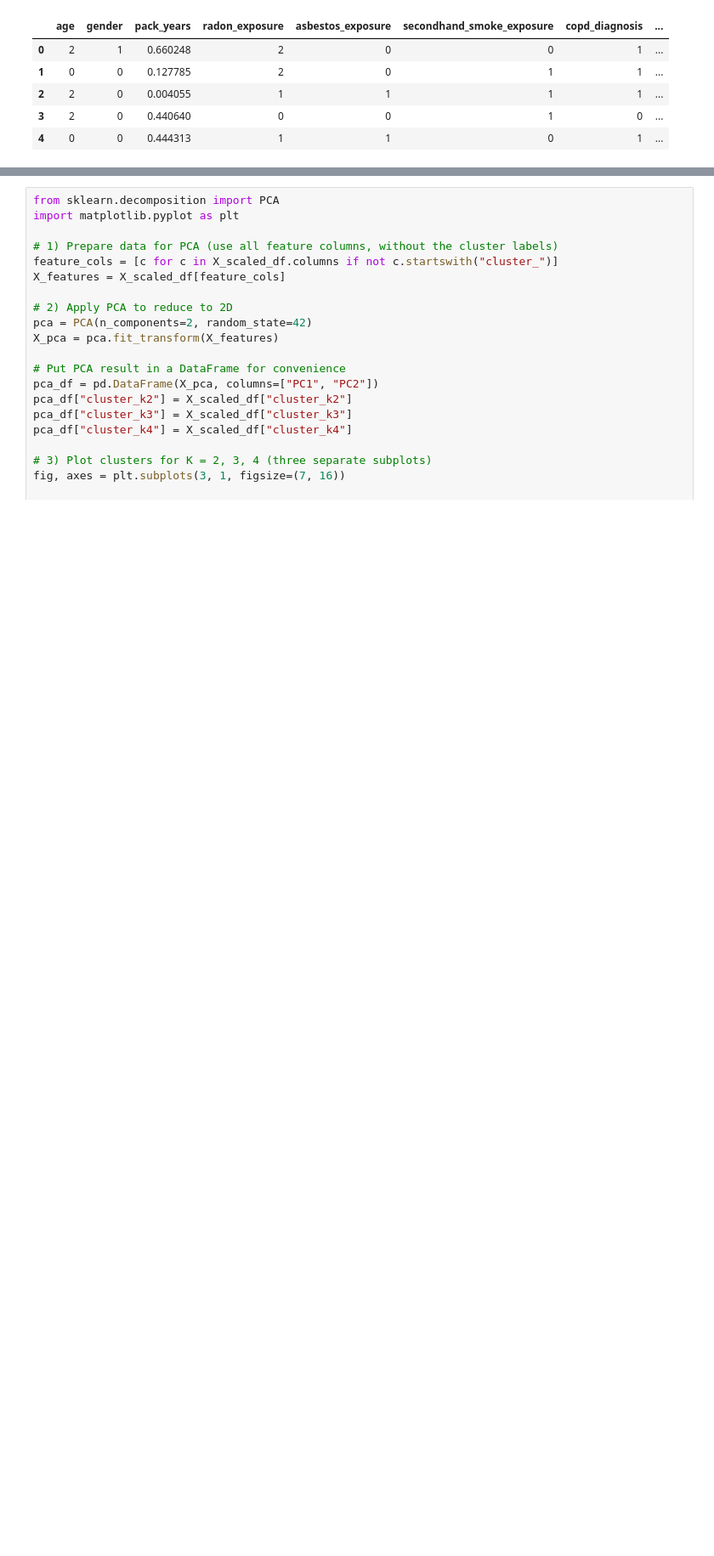
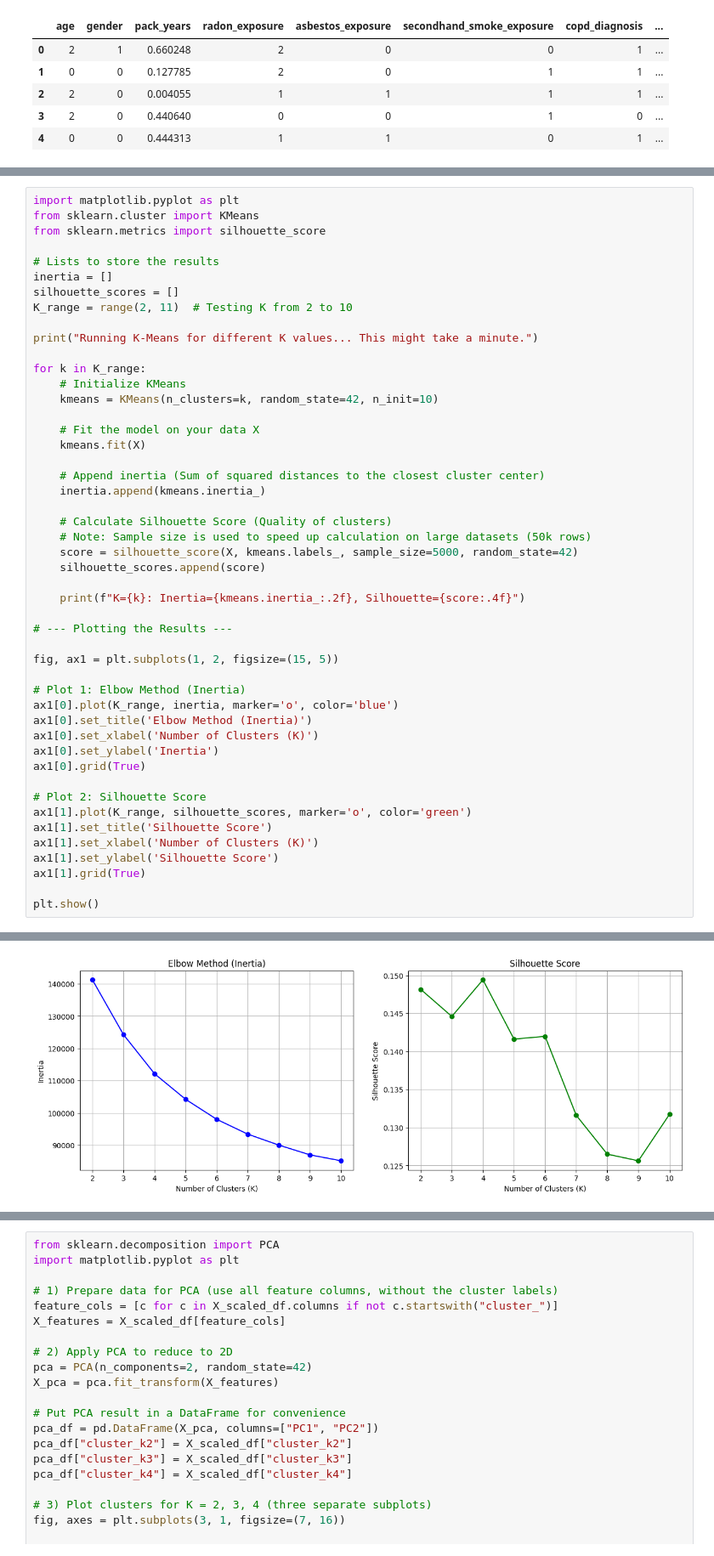
Before and after one commit to mraaheb/DataMining, a Jupyter notebook: Phase3.ipynb, the cells around one changed output, grey strips where cells are left out. Shown at 85% size. Drawn from its saved outputs; the diff is of its cells as text; blank space fills up the shorter version.

```diff
--- a/Phase3.ipynb
+++ b/Phase3.ipynb
@@ -291,0 +85,49 @@ Each plot shows how the data points are distributed in terms of the first two pr
+# %%
+import matplotlib.pyplot as plt
+from sklearn.cluster import KMeans
+from sklearn.metrics import silhouette_score
+
+# Lists to store the results
+inertia = []
+silhouette_scores = []
+K_range = range(2, 11)  # Testing K from 2 to 10
+
+print("Running K-Means for different K values... This might take a minute.")
+
+for k in K_range:
+    # Initialize KMeans
+    kmeans = KMeans(n_clusters=k, random_state=42, n_init=10)
+
+    # Fit the model on your data X
+    kmeans.fit(X)
+
+    # Append inertia (Sum of squared distances to the closest cluster center)
+    inertia.append(kmeans.inertia_)
+
+    # Calculate Silhouette Score (Quality of clusters)
+    # Note: Sample size is used to speed up calculation on large datasets (50k rows)
+    score = silhouette_score(X, kmeans.labels_, sample_size=5000, random_state=42)
+    silhouette_scores.append(score)
+
+    print(f"K={k}: Inertia={kmeans.inertia_:.2f}, Silhouette={score:.4f}")
+
+# --- Plotting the Results ---
+
+fig, ax1 = plt.subplots(1, 2, figsize=(15, 5))
+
+# Plot 1: Elbow Method (Inertia)
+ax1[0].plot(K_range, inertia, marker='o', color='blue')
+ax1[0].set_title('Elbow Method (Inertia)')
+ax1[0].set_xlabel('Number of Clusters (K)')
+ax1[0].set_ylabel('Inertia')
+ax1[0].grid(True)
+
+# Plot 2: Silhouette Score
+ax1[1].plot(K_range, silhouette_scores, marker='o', color='green')
+ax1[1].set_title('Silhouette Score')
+ax1[1].set_xlabel('Number of Clusters (K)')
+ax1[1].set_ylabel('Silhouette Score')
+ax1[1].grid(True)
+
+plt.show()
+# %% [output]
@@ -291,0 +144 @@ Each plot shows how the data points are distributed in terms of the first two pr
+[figure, added]
```
Also changed, not shown: parts of 21 cells of this notebook.
